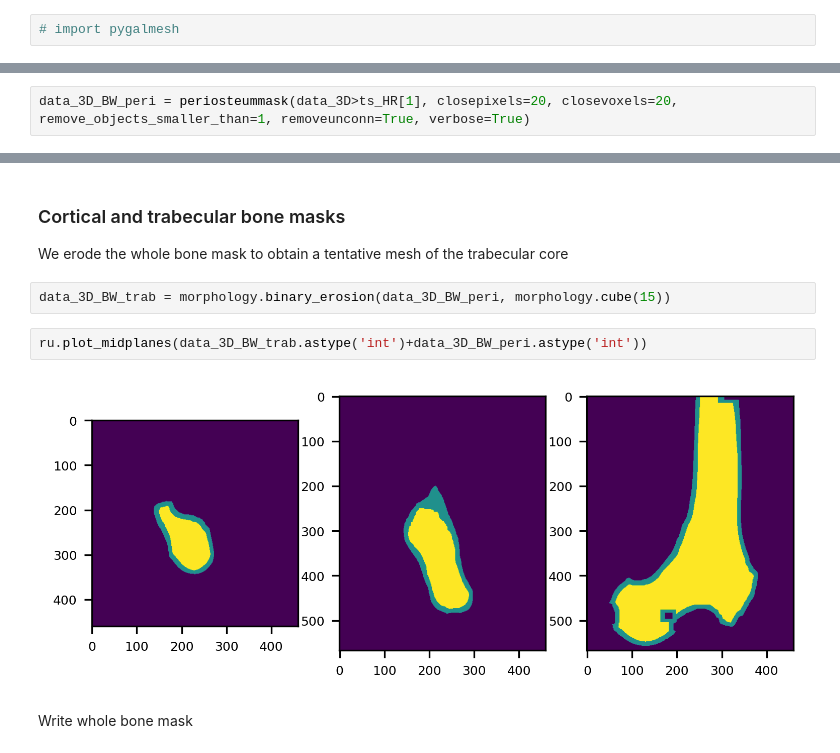
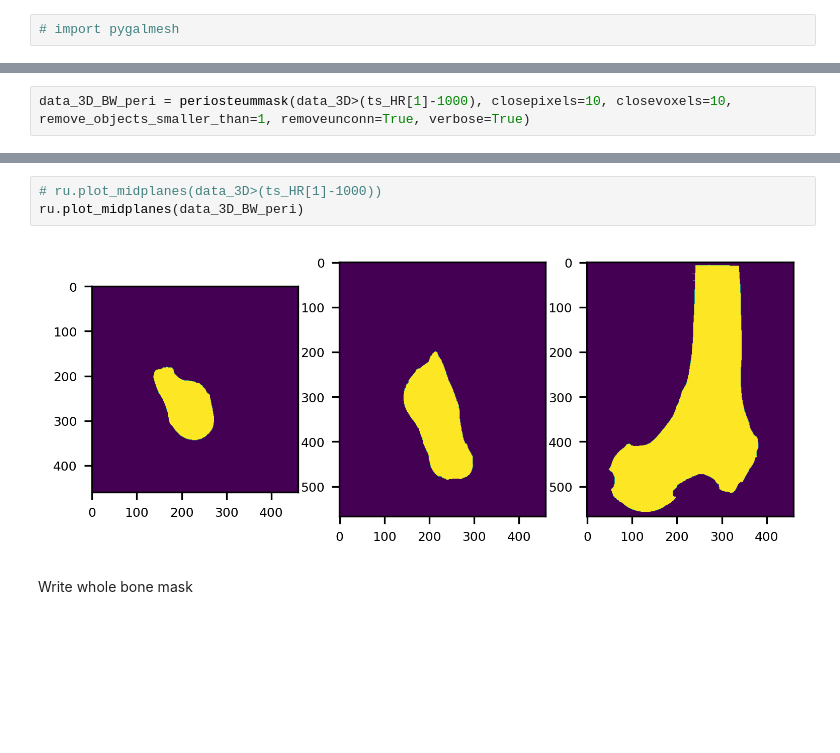
Before and after one commit to gianthk/pyfabric, a Jupyter notebook: notebooks/pyfabric_ex02_prox_femur_multires.ipynb, the cells around one changed output, grey strips where cells are left out. Cells and saved outputs as stored; diff of their text form; blank space fills up the shorter version.

Commit message:
trabecular bone mesh

```diff
--- a/notebooks/pyfabric_ex02_prox_femur_multires.ipynb
+++ b/notebooks/pyfabric_ex02_prox_femur_multires.ipynb
@@ -405,6 +430,6 @@ Reload R_HR transformation matrix
 ### Whole bone mask (periosteum mask)
 # %%
-data_3D_BW_peri = periosteummask(data_3D>ts_HR[1], closepixels=20, closevoxels=20, remove_objects_smaller_than=1, removeunconn=True, verbose=True)
+data_3D_BW_peri = periosteummask(data_3D>(ts_HR[1]-1000), closepixels=10, closevoxels=10, remove_objects_smaller_than=1, removeunconn=True, verbose=True)
 # %% [output]
 INFO:root:Preliminary removal of objects smaller than 1 pixels.
 INFO:root:2D slice-wise image closing and filling.
@@ -419,12 +440,8 @@ ru.plot_projections(data_3D_BW_peri)
-# %% [markdown]
-### Cortical and trabecular bone masks
-We erode the whole bone mask to obtain a tentative mesh of the trabecular core
-# %%
-data_3D_BW_trab = morphology.binary_erosion(data_3D_BW_peri, morphology.cube(15))
-# %%
-ru.plot_midplanes(data_3D_BW_trab.astype('int')+data_3D_BW_peri.astype('int'))
-# %% [output]
-[figure, removed]
+# %%
+# ru.plot_midplanes(data_3D>(ts_HR[1]-1000))
+ru.plot_midplanes(data_3D_BW_peri)
+# %% [output]
+[figure, added]
 # %% [markdown]
 Write whole bone mask
 # %%
```
Also changed, not shown: parts of 51 cells of this notebook, 1 other file.
